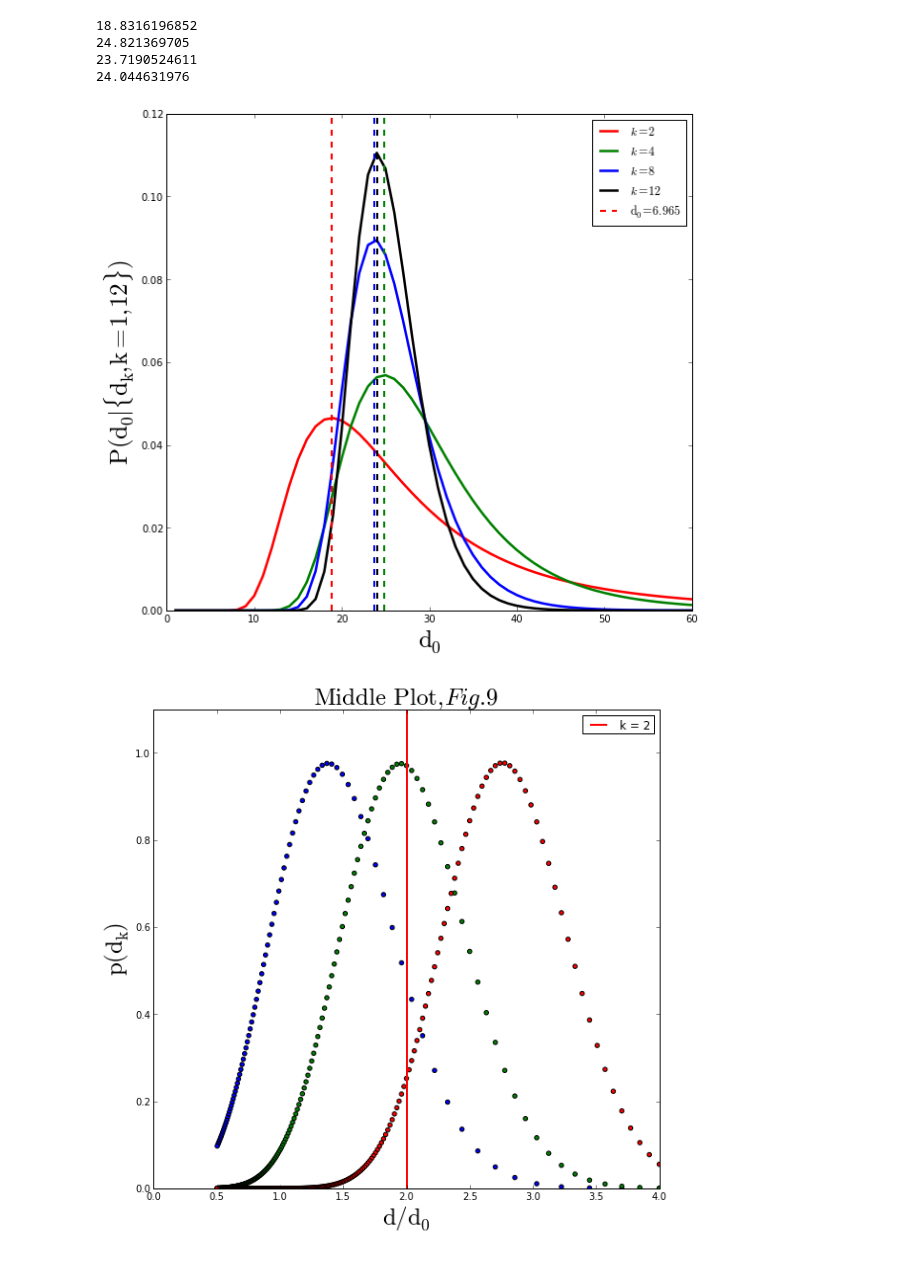
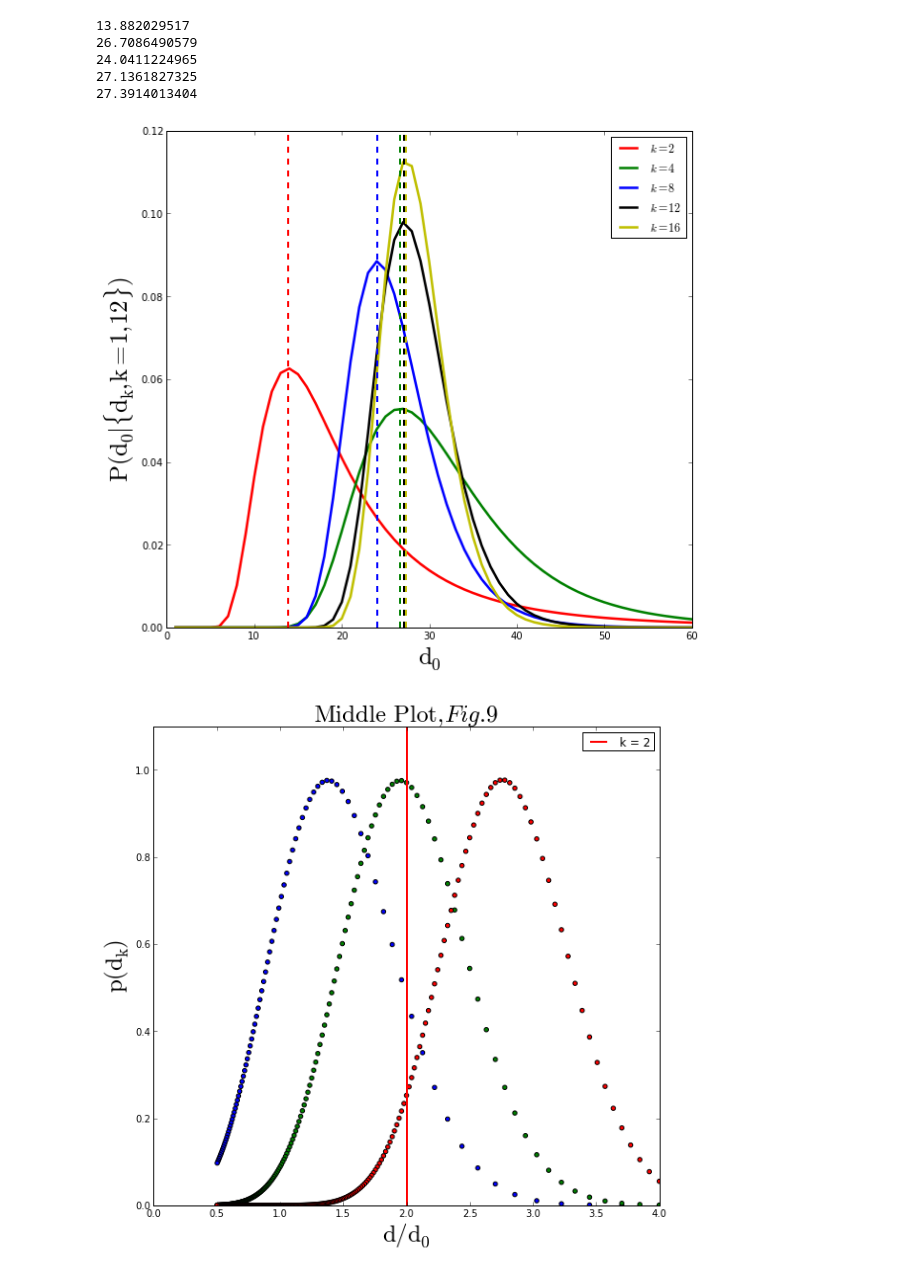
Before and after one commit to jngaravitoc/Bayesian_Homeworks, a Jupyter notebook: Code_Bayesian_Density_Estimator.ipynb, the cells around one changed output. Saved outputs shown, nothing was run; the diff lists cells and outputs as text; code cells hidden in the pictures.

```diff
--- a/Code_Bayesian_Density_Estimator.ipynb
+++ b/Code_Bayesian_Density_Estimator.ipynb
@@ -35,8 +37,8 @@ savefig('RandomDistribution.png')
 r = sqrt((X-500)**2 + (Y-500)**2)
 rs = sorted(r)
 d_k = []
-d_k.append(rs[0:12])
-print d_k, 'X =',50,'Y =', 50
+d_k.append(rs[0:16])
+print d_k
         #print rs[0], i, j
 
 #for i in range (12):
@@ -45,6 +47,6 @@ print d_k, 'X =',50,'Y =', 50
 #    print d_k
     #scatter(X[i], Y[i], c = 'r', s = 40)
 #print d_k
-d_k1 = d_k[0][0:12]
-print d_k1
+d_k1 = d_k[0][0:16]
+print d_k1, len(d_k1)
 # %% [output]
@@ -53,13 +55,13 @@ print d_k1
 # %%
 # ================================ Likelihood ==============================================================
-k = [1., 2., 3., 4., 5., 6., 7., 8., 9., 10., 11., 12.]
+k = [1., 2., 3., 4., 5., 6., 7., 8., 9., 10., 11., 12., 13., 14., 15., 16]
 fig = Figure(figsize=(19,19))
 
 f = open("data2.txt", "w")
 
 for d_0 in range(1, 100, 1):
     for i in range(2):
-        for j in range (len(d_k1)-10):
+        for j in range (len(d_k1)-14):
             #print k[i]
             Prob_d_0 = prod( ((2.*exp(-(d_k1[j] / d_0)**2) ) / (d_0 * math.factorial(k[i]- 1.)) )  * (d_k1[j] / d_0 )**((2.*k[i]) - 1.) )
     #print Prob_d_0
@@ -74,7 +76,7 @@ f = open("data4.txt", "w")
 
 for d_0 in range(1, 100, 1):
     for i in range(4):
-        for j in range (len(d_k1)-8):
+        for j in range (len(d_k1)-12):
             Prob_d_0  = prod( ( (2.*exp(-(d_k1[j] / d_0)**2) ) / (d_0 * math.factorial(k[i] - 1.)) )  * (d_k1[j] / d_0 )**((2.*k[i]) - 1.) )
     #print Prob_d_0
     f.write( str(Prob_d_0) + "  " + str(d_0) + "\n" )      # str() converts to string
@@ -84,7 +86,7 @@ f = open("data8.txt", "w")
 
 for d_0 in range(1, 100, 1):
     for i in range(8):
-        for j in range (len(d_k1)-4):
+        for j in range (len(d_k1)-8):
             Prob_d_0  = prod( ( (2.*exp(-(d_k1[j] / d_0)**2) ) / (d_0 * math.factorial(k[i] - 1.)) )  * (d_k1[j] / d_0 )**((2.*k[i]) - 1.) )
     #print Prob_d_0
     f.write( str(Prob_d_0) + "  " + str(d_0) + "\n" )      # str() converts to string
@@ -94,6 +96,16 @@ f = open("data12.txt", "w")
 
 for d_0 in range(1, 100, 1):
     for i in range(12):
+        for j in range (len(d_k1)-4):
+            Prob_d_0  = prod( ( (2.*exp(-(d_k1[j] / d_0)**2) ) / (d_0 * math.factorial(k[i] - 1.)) )  * (d_k1[j] / d_0 )**((2.*k[i]) - 1.) )
+    #print Prob_d_0
+    f.write( str(Prob_d_0) + "  " + str(d_0) + "\n" )      # str() converts to string
+f.close()
+
+f = open("data16.txt", "w")
+
+for d_0 in range(1, 100, 1):
+    for i in range(16):
         for j in range (len(d_k1)):
             Prob_d_0  = prod( ( (2.*exp(-(d_k1[j] / d_0)**2) ) / (d_0 * math.factorial(k[i] - 1.)) )  * (d_k1[j] / d_0 )**((2.*k[i]) - 1.) )
     #print Prob_d_0
@@ -121,6 +133,10 @@ print teo8
 for j in range (0, 12):
     teo12 = sqrt(sum(d_k1[j]**2 / k[j]))
 print teo12
+
+for j in range (0, 16):
+    teo16 = sqrt(sum(d_k1[j]**2 / k[j]))
+print teo16
 # ========================================Plots ====================================================
 figure(num=None, figsize=(9.5,9))
 
@@ -138,40 +154,50 @@ s4 = data[:, 0]
 d4 = data[:, 1]
 
 plot (d4, s4/sum(s4), '-g', linewidth = 2.5)
 
 data = np.loadtxt('data8.txt')
 
 s8 = data[:, 0]
 d8 = data[:, 1]
 
 plot (d8, s8/sum(s8), '-b', linewidth = 2.5)
 
 data = np.loadtxt('data12.txt')
 
 s12 = data[:, 0]
 d12 = data[:, 1]
 
 plot (d12, s12/sum(s12), '-k', linewidth = 2.5)
 xlim([0, 60.])
+
+data = np.loadtxt('data16.txt')
+
+s16 = data[:, 0]
+d16 = data[:, 1]
+
+plot (d16, s16/sum(s16), '-y', linewidth = 2.5)
+
 #ylim([0, 2.])
 
 axvline(x=teo2,linewidth=2,color='r',linestyle="--")
 axvline(x=teo4,linewidth=2,color='g',linestyle="--")
 axvline(x=teo8,linewidth=2,color='b',linestyle="--")
 axvline(x=teo12,linewidth=2,color='k',linestyle="--")
+axvline(x=teo16,linewidth=2,color='y',linestyle="--")
 
 savefig('Analytical Value Vs Posterior')
 
 xlabel('$\mathrm{d_{0}}$', fontsize = 25)
 ylabel('$\mathrm{P(d_{0}|\{d_{k}, k = 1, 12\})}$', fontsize = 25)
-legend(['$k = 2$' ,'$k = 4$','$k = 8$', '$k = 12$', '$\mathrm{d_{0} = 6.965}$'])
-savefig('fig3.png')
+legend(['$k = 2$' ,'$k = 4$','$k = 8$', '$k = 12$','$k = 16$'])
+savefig('fig3Nomatch.png')
 # %% [output]
-18.8316196852
-24.821369705
-23.7190524611
-24.044631976
+13.882029517
+26.7086490579
+24.0411224965
+27.1361827325
+27.3914013404
-[figure, old version]
+[figure, new version]
 # %%
 figure(num=None, figsize=(9.5,9))
 
```
Also changed, not shown: parts of 5 cells of this notebook, 1 other file.
